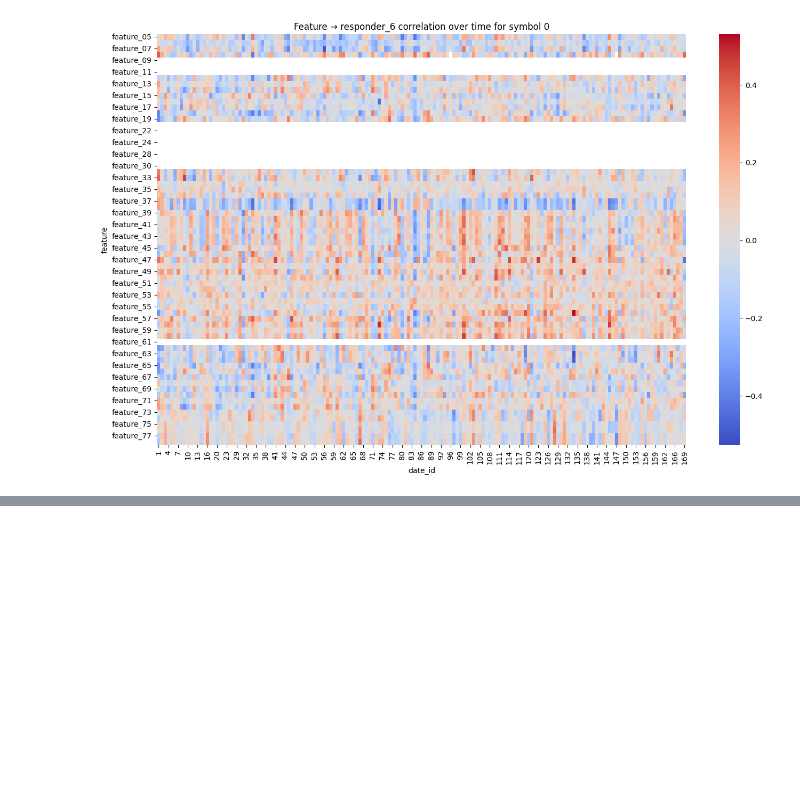
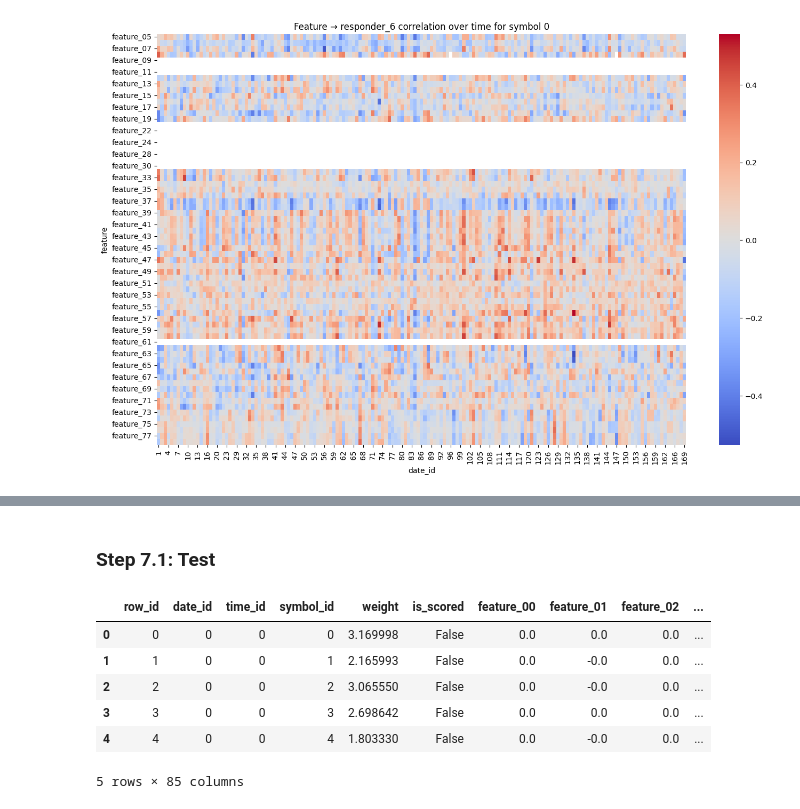
Before and after one commit to victorventuri/kaggle_play, a Jupyter notebook: jane_street_2025/understanding_data.ipynb, the cells around one changed output, grey strips where cells are left out. Cells and saved outputs as stored; diff of their text form; code cells hidden in the pictures; blank space fills up the shorter version.

```diff
--- a/jane_street_2025/understanding_data.ipynb
+++ b/jane_street_2025/understanding_data.ipynb
@@ -875,0 +880,14 @@ plt.show()
+# %% [markdown]
+### Step 7.1: Test
+# %%
+test_data = pd.read_parquet(data_dir / 'test.parquet/date_id=0/part-0.parquet')
+
+test_data.head(5)
+# %% [output]
+|  | row_id | date_id | time_id | symbol_id | weight | is_scored | feature_00 | feature_01 | feature_02 | ... |
+| 0 | 0 | 0 | 0 | 0 | 3.169998 | False | 0.0 | 0.0 | 0.0 | ... |
+| 1 | 1 | 0 | 0 | 1 | 2.165993 | False | 0.0 | -0.0 | 0.0 | ... |
+| 2 | 2 | 0 | 0 | 2 | 3.065550 | False | 0.0 | -0.0 | 0.0 | ... |
+| 3 | 3 | 0 | 0 | 3 | 2.698642 | False | 0.0 | 0.0 | 0.0 | ... |
+| 4 | 4 | 0 | 0 | 4 | 1.803330 | False | 0.0 | -0.0 | 0.0 | ... |
+5 rows × 85 columns
```
Also changed, not shown: parts of 8 cells of this notebook, 1 other file.
